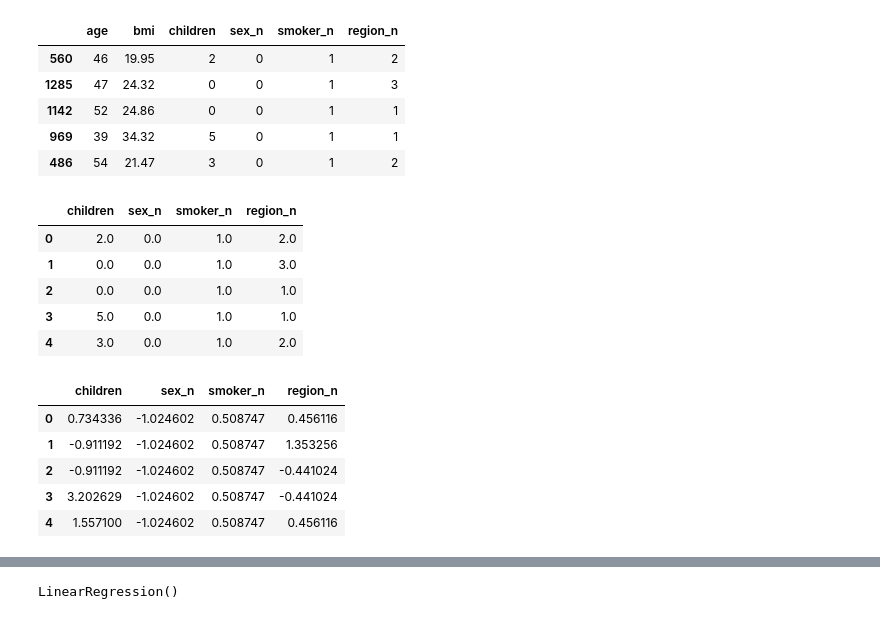
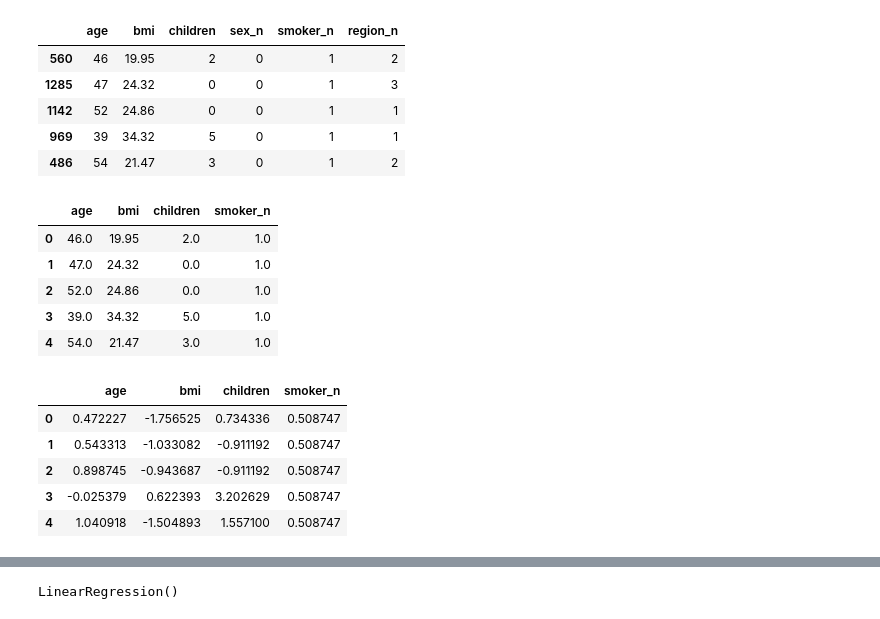
Before and after one commit to 4GeeksAcademy/machine-learning-python-template3, a Jupyter notebook: src/explore.ipynb, the cells around one changed output, grey strips where cells are left out. Saved outputs shown, nothing was run; the diff lists cells and outputs as text; code cells hidden in the pictures.

```diff
--- a/src/explore.ipynb
+++ b/src/explore.ipynb
@@ -179,9 +182,9 @@ X_train.head()
 | 969 | 39 | 34.32 | 5 | 0 | 1 | 1 |
 | 486 | 54 | 21.47 | 3 | 0 | 1 | 2 |
 # %%
-from sklearn.feature_selection import f_classif, SelectKBest
+from sklearn.feature_selection import f_regression, SelectKBest
 
-selection_model = SelectKBest(f_classif, k= int(len(X_train.columns) * 0.7))
+selection_model = SelectKBest(f_regression, k= int(len(X_train.columns) * 0.7))
 selection_model.fit(X_train, y_train)
 ix = selection_model.get_support()
 X_train_sel = pd.DataFrame(selection_model.transform(X_train), columns = X_train.columns.values[ix])
@@ -189,32 +192,32 @@ X_test_sel = pd.DataFrame(selection_model.transform(X_test), columns = X_test.co
 
 X_train_sel.head()
 # %% [output]
-|  | children | sex_n | smoker_n | region_n |
-| 0 | 2.0 | 0.0 | 1.0 | 2.0 |
-| 1 | 0.0 | 0.0 | 1.0 | 3.0 |
-| 2 | 0.0 | 0.0 | 1.0 | 1.0 |
-| 3 | 5.0 | 0.0 | 1.0 | 1.0 |
-| 4 | 3.0 | 0.0 | 1.0 | 2.0 |
+|  | age | bmi | children | smoker_n |
+| 0 | 46.0 | 19.95 | 2.0 | 1.0 |
+| 1 | 47.0 | 24.32 | 0.0 | 1.0 |
+| 2 | 52.0 | 24.86 | 0.0 | 1.0 |
+| 3 | 39.0 | 34.32 | 5.0 | 1.0 |
+| 4 | 54.0 | 21.47 | 3.0 | 1.0 |
 # %%
 from sklearn.preprocessing import StandardScaler
 
 scaler = StandardScaler()
 scaler.fit(X_train_sel)
 
-num_variables = ['children', 'sex_n', 'smoker_n', 'region_n']
+num_variables = ['age', 'bmi', 'children', 'smoker_n']
 
 X_train_norm = scaler.transform(X_train_sel[num_variables])
 X_train_norm = pd.DataFrame(X_train_norm, index = X_train_sel.index, columns = num_variables)
 
 X_test_norm = scaler.transform(X_test_sel)
 X_test_norm = pd.DataFrame(X_test_norm, index = X_test_sel.index, columns = num_variables)
 
 X_train_norm.head()
 # %% [output]
-|  | children | sex_n | smoker_n | region_n |
-| 0 | 0.734336 | -1.024602 | 0.508747 | 0.456116 |
-| 1 | -0.911192 | -1.024602 | 0.508747 | 1.353256 |
-| 2 | -0.911192 | -1.024602 | 0.508747 | -0.441024 |
-| 3 | 3.202629 | -1.024602 | 0.508747 | -0.441024 |
-| 4 | 1.557100 | -1.024602 | 0.508747 | 0.456116 |
+|  | age | bmi | children | smoker_n |
+| 0 | 0.472227 | -1.756525 | 0.734336 | 0.508747 |
+| 1 | 0.543313 | -1.033082 | -0.911192 | 0.508747 |
+| 2 | 0.898745 | -0.943687 | -0.911192 | 0.508747 |
+| 3 | -0.025379 | 0.622393 | 3.202629 | 0.508747 |
+| 4 | 1.040918 | -1.504893 | 1.557100 | 0.508747 |
 # %%
```
Also changed, not shown: parts of 6 cells of this notebook, 2 other files.
